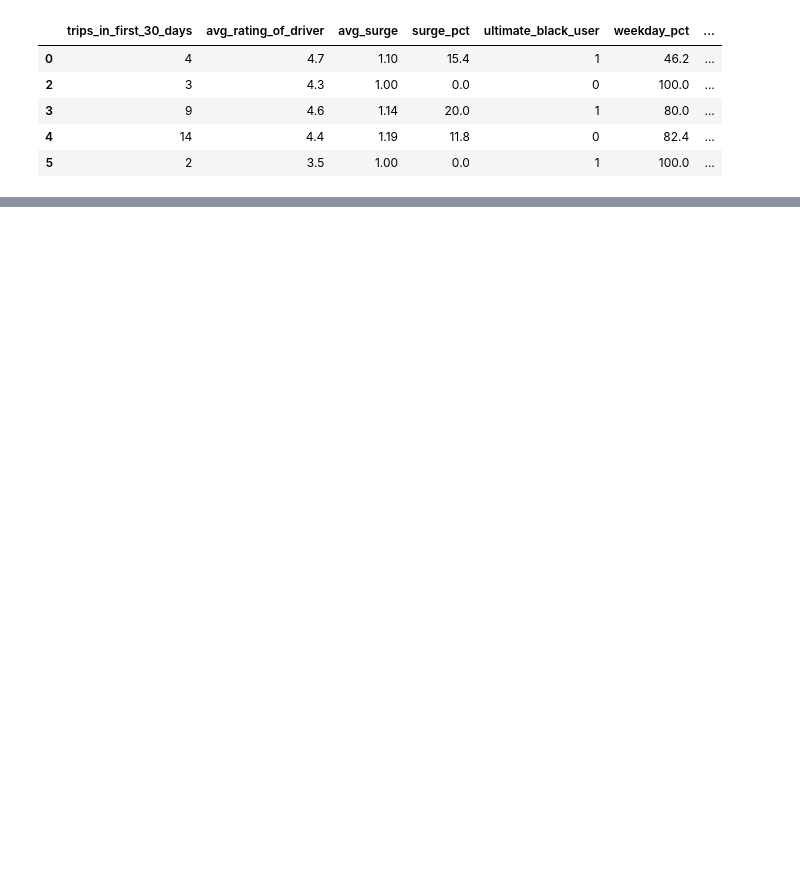
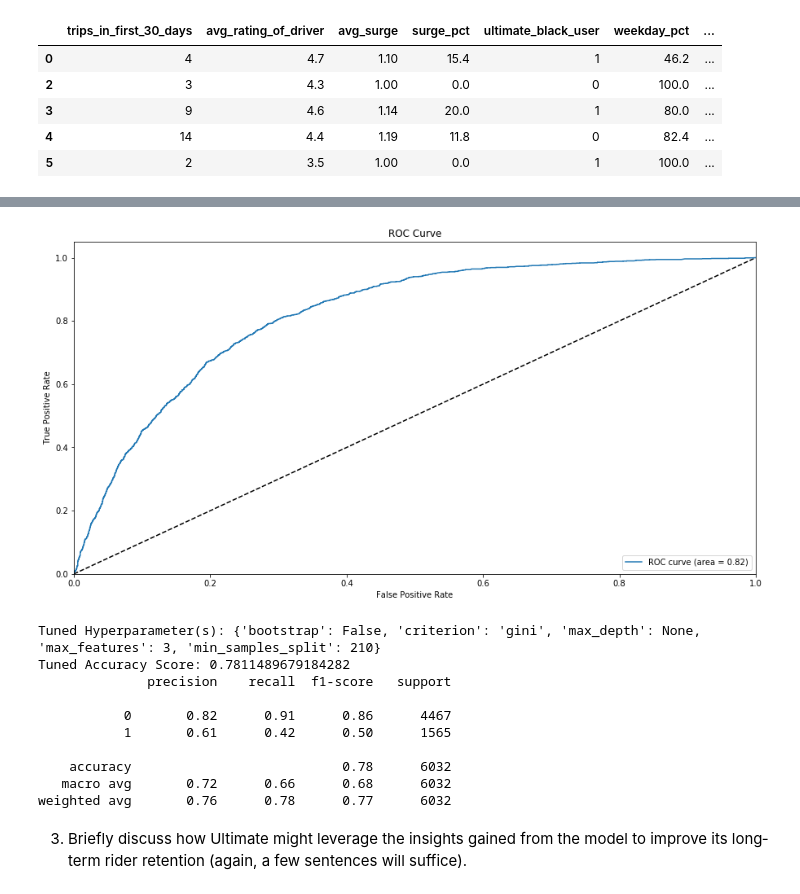
Before and after one commit to CJL89/Ultimate_Take_Home_Challenge, a Jupyter notebook: Ultimate_Take_Home_Challenge.ipynb, the cells around one changed output, grey strips where cells are left out. Saved outputs shown, nothing was run; the diff lists cells and outputs as text; code cells hidden in the pictures; blank space fills up the shorter version.

```diff
--- a/Ultimate_Take_Home_Challenge.ipynb
+++ b/Ultimate_Take_Home_Challenge.ipynb
@@ -370,0 +405,22 @@ ValueError: Input contains NaN, infinity or a value too large for dtype('float64
+# %%
+forest = RandomForestClassifier()
+forest_param_grid = {"max_depth": [3, None],
+              "max_features": [1, 3, 10],
+              "min_samples_split": range(10,500,20),
+              "bootstrap": [True, False],
+              "criterion": ["gini", "entropy"]}
+train_test_model(X, y, forest, forest_param_grid)
+# %% [output]
+[figure, added]
+Tuned Hyperparameter(s): {'bootstrap': False, 'criterion': 'gini', 'max_depth': None, 'max_features': 3, 'min_samples_split': 210}
+Tuned Accuracy Score: 0.7811489679184282
+              precision    recall  f1-score   support
+
+           0       0.82      0.91      0.86      4467
+           1       0.61      0.42      0.50      1565
+
+    accuracy                           0.78      6032
+   macro avg       0.72      0.66      0.68      6032
+weighted avg       0.76      0.78      0.77      6032
+# %% [markdown]
+3. Briefly discuss how Ultimate might leverage the insights gained from the model to improve its long­term rider retention (again, a few sentences will suffice).
```
Also changed, not shown: parts of 17 cells of this notebook.
